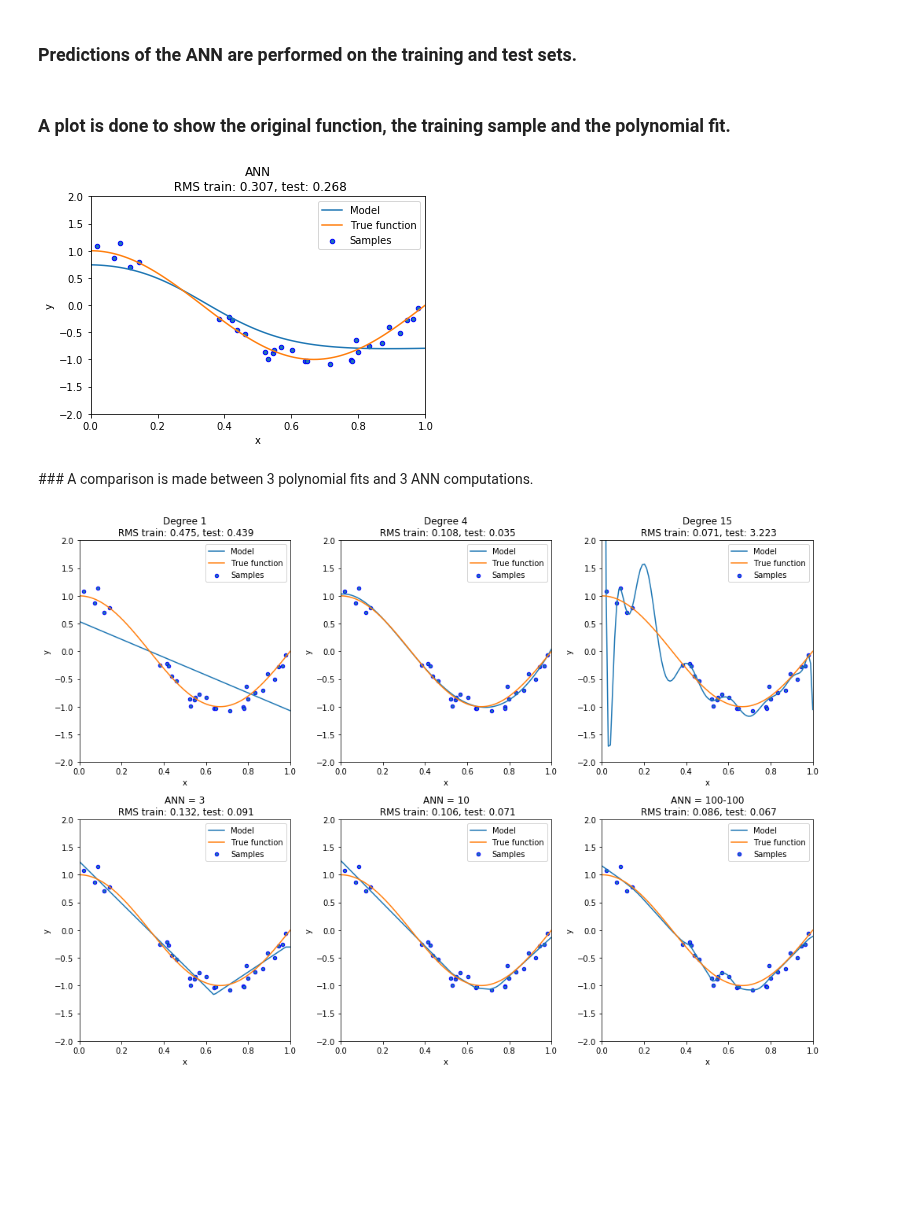
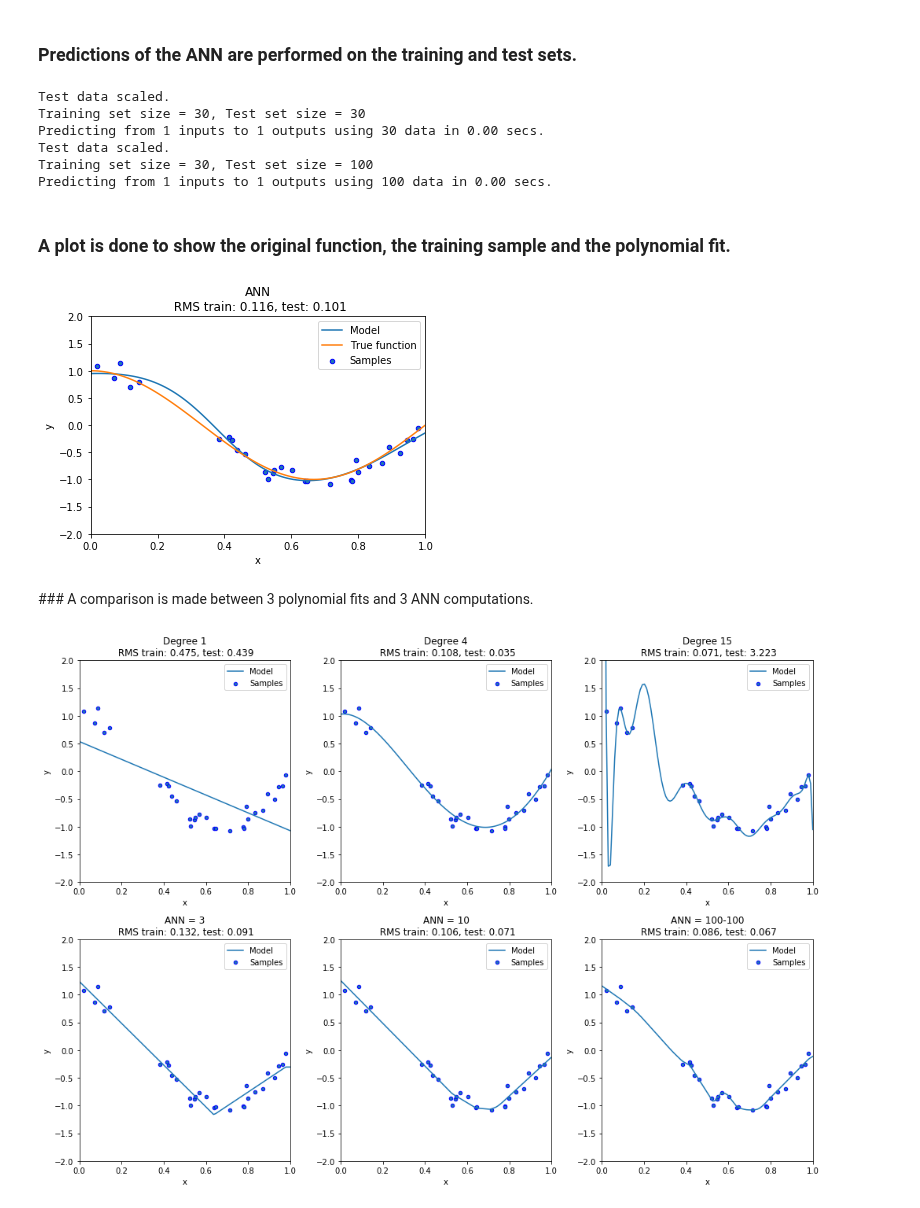
Before and after one commit to Morisset/AI4neb, a Jupyter notebook: docs/ComparePolynom.ipynb, the cells around one changed output. Saved outputs shown, nothing was run; the diff lists cells and outputs as text; code cells hidden in the pictures; blank space fills up the shorter version.

```diff
--- a/docs/ComparePolynom.ipynb
+++ b/docs/ComparePolynom.ipynb
@@ -95,9 +93,9 @@ ax.set_title("Degree {}\n RMS train: {:.3f}, test: {:.3f}".format(degree,
 ### It is trained on the training sets. Hyper-parameters can be changed.
 # %%
 RM = mwinai.manage_RM(RM_type='SK_ANN', X_train=X_train, y_train=y_train_true, scaling=True,
-                  verbose=False, random_seed=10)
+                  verbose=True, random_seed=10)
 RM.init_RM(hidden_layer_sizes=(4),
-           tol=1e-6, max_iter=1000,
+           tol=1e-6, max_iter=4000,
            activation='tanh',
            solver='adam')
 RM.train_RM()
@@ -112,6 +128,13 @@ RM.set_test(X_test, scaleit=True)
 RM.predict(scoring=False)
 y_test = RM.pred
 rms_test = np.sqrt(mean_squared_error(y_test, y_test_true))
+# %% [output]
+Test data scaled.
+Training set size = 30, Test set size = 30
+Predicting from 1 inputs to 1 outputs using 30 data in 0.00 secs.
+Test data scaled.
+Training set size = 30, Test set size = 100
+Predicting from 1 inputs to 1 outputs using 100 data in 0.00 secs.
 # %% [markdown]
 ### A plot is done to show the original function, the training sample and the polynomial fit.
 # %%
@@ -127,7 +150,7 @@ ax.legend(loc="best")
 ax.set_title("ANN\n RMS train: {:.3f}, test: {:.3f}".format(
              rms_train, rms_test));
 # %% [output]
-[figure, old version]
+[figure, new version]
 # %% [markdown]
 ### A comparison is made between 3 polynomial fits and 3 ANN computations.
 # %%
@@ -148,7 +171,7 @@ for i in range(len(degrees)):
     rms_train = np.sqrt(mean_squared_error(y_train,y_train_true))
     rms_test = np.sqrt(mean_squared_error(y_test,y_test_true))
     ax.plot(X_test, y_test, label="Model")
-    ax.plot(X_test, y_test_true, label="True function")
+    #ax.plot(X_test, y_test_true, label="True function")
     ax.scatter(X, y, edgecolor='b', s=20, label="Samples")
     ax.set_xlabel("x")
     ax.set_ylabel("y")
@@ -162,32 +185,32 @@ hidden_layer_sizes_set = ( (3,), (10), (100, 100))
 hidden_layer_sizes_strs = ('3', '10', '100-100')
 for i in range(len(hidden_layer_sizes_set)):
     scaleit=True
     RM = mwinai.manage_RM(RM_type='SK_ANN', X_train=X_train, y_train=y_train_true, scaling=scaleit,
                       verbose=False, random_seed=10)
     RM.init_RM(hidden_layer_sizes=hidden_layer_sizes_set[i],
                tol=1e-6, max_iter=10000,
                activation='relu',
                solver='adam')
     RM.train_RM()
     RM.set_test(X_train, scaleit=scaleit)
     RM.predict(scoring=False)
     y_train = RM.pred
     RM.set_test(X_test, scaleit=scaleit)
     RM.predict(scoring=False)
     y_test = RM.pred
     rms_train = np.sqrt(mean_squared_error(y_train, y_train_true))
     rms_test = np.sqrt(mean_squared_error(y_test, y_test_true))
     ax = axes[1,i]
     ax.plot(X_test, y_test, label="Model")
-    ax.plot(X_test, y_test_true, label="True function")
+    #ax.plot(X_test, y_test_true, label="True function")
     ax.scatter(X, y, edgecolor='b', s=20, label="Samples")
     ax.set_xlabel("x")
     ax.set_ylabel("y")
     ax.set_xlim((0, 1))
     ax.set_ylim((-2, 2))
     ax.legend(loc="best")
     ax.set_title("ANN = {}\n RMS train: {:.3f}, test: {:.3f}".format(hidden_layer_sizes_strs[i],
                  rms_train, rms_test))
 f.tight_layout()
 # %% [output]
-[figure, old version]
+[figure, new version]
```
Also changed, not shown: parts of 2 cells of this notebook, 3 other files.
